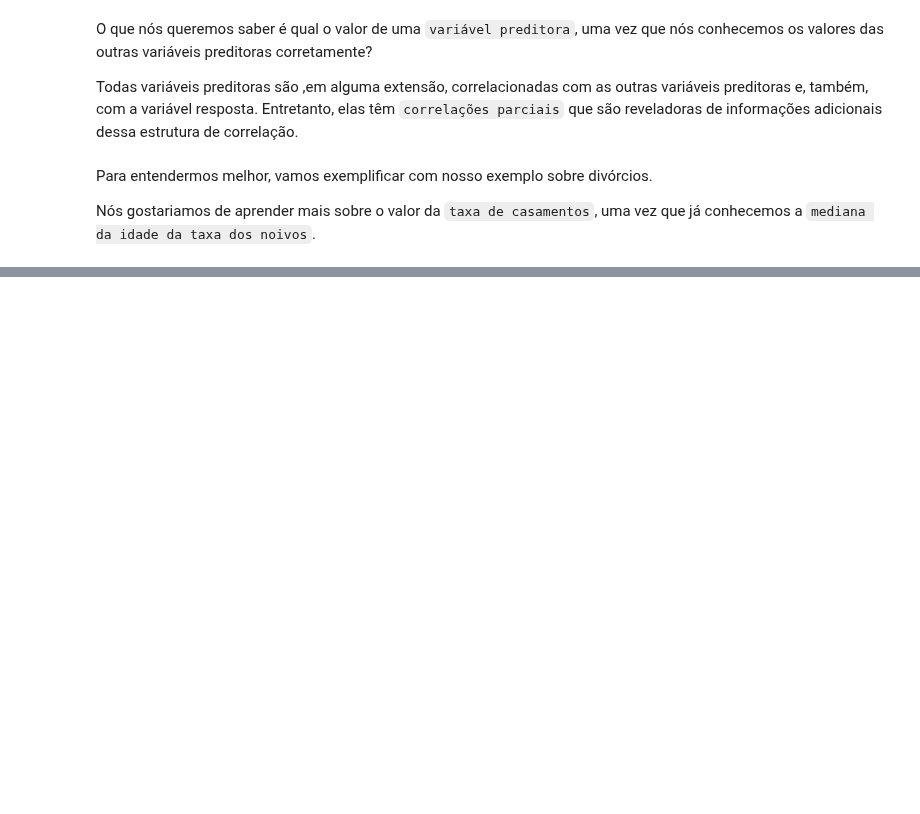
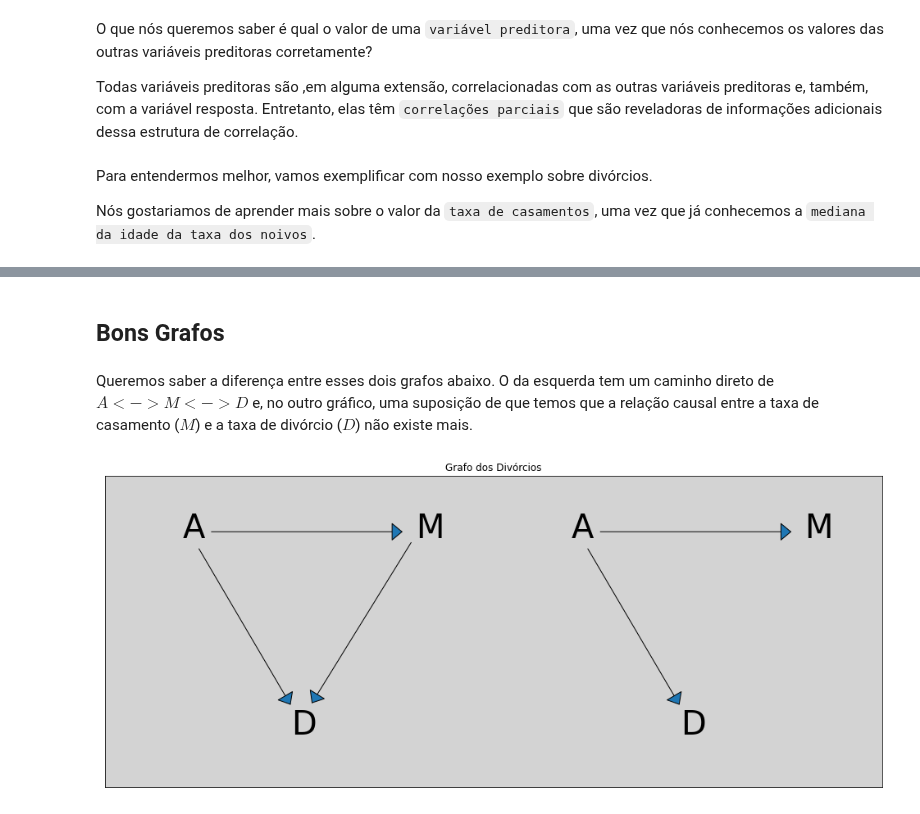
Before and after one commit to rodolphomacedo/statistical_rethinking_pt_BR, a Jupyter notebook: parte_5.ipynb, the cells around one changed output, grey strips where cells are left out. Cells and saved outputs as stored; diff of their text form; code cells hidden in the pictures; blank space fills up the shorter version.

```diff
--- a/parte_5.ipynb
+++ b/parte_5.ipynb
@@ -598,0 +507,76 @@ E também veremos qual é a diferença entre as duas abordagens...
+# %% [markdown]
+## Bons Grafos
+# %% [markdown]
+Queremos saber a diferença entre esses dois grafos abaixo. O da esquerda tem um caminho direto de $A <-> M <-> D$ e, no outro gráfico, uma suposição de que temos que a relação causal entre a taxa de casamento ($M$) e a taxa de divórcio ($D$) não existe mais.
+# %%
+# =======================================
+#   Construindo o desenho de um DAG
+# =======================================
+
+# Esses códigos devem estar invisíveis no jupyter-book
+
+plt.figure(figsize=(17, 7))
+
+plt.xlim(0, 2)
+plt.ylim(0, 1)
+
+size=40
+
+#-------------------------
+# DAG - Esquerda
+#-------------------------
+
+plt.annotate('A', (0.2, 0.8), fontsize=size)
+plt.annotate('M', (0.8, 0.8), fontsize=size)
+plt.annotate('D', (0.48, 0.17), fontsize=size)
+
+plt.title('Grafo dos Divórcios')
+
+# Edge: M <---> D
+plt.annotate("",
+             xytext=(0.79, 0.79), xy=(0.53, 0.265) ,
+             arrowprops=dict(arrowstyle="-|>,  head_width=1, head_length=1.2"))
+
+# Edge: A <---> M
+plt.annotate("",
+             xytext=(0.27, 0.82), xy=(0.77, 0.82),
+             arrowprops=dict(arrowstyle="-|>,  head_width=1, head_length=1.2"))
+
+# Edge: A <---> D
+plt.annotate("",
+             xytext=(0.24, 0.77), xy=(0.48, 0.26),
+             arrowprops=dict(arrowstyle="-|>,  head_width=1, head_length=1.2"))
+
+
+#-------------------------
+# DAG - Direita
+#-------------------------
+
+plt.annotate('A', (1.2, 0.8), fontsize=size)
+plt.annotate('M', (1.8, 0.8), fontsize=size)
+plt.annotate('D', (1.48, 0.17), fontsize=size)
+
+plt.title('Grafo dos Divórcios')
+
+# Edge: M <---> D
+#lt.annotate("",
+#             xytext=(1.79, 0.79), xy=(1.53, 0.265) ,
+#             arrowprops=dict(arrowstyle="-|>,  head_width=1, head_length=1.2"))
+
+# Edge: A <---> M
+plt.annotate("",
+             xytext=(1.27, 0.82), xy=(1.77, 0.82),
+             arrowprops=dict(arrowstyle="-|>,  head_width=1, head_length=1.2"))
+
+# Edge: A <---> D
+plt.annotate("",
+             xytext=(1.24, 0.77), xy=(1.48, 0.26),
+             arrowprops=dict(arrowstyle="-|>,  head_width=1, head_length=1.2"))
+
+# Remover os valores dos eixos
+plt.yticks([])
+plt.xticks([])
+
+plt.show()
+# %% [output]
+[figure, added]
```
Also changed, not shown: parts of 24 cells of this notebook, 1 other file.
